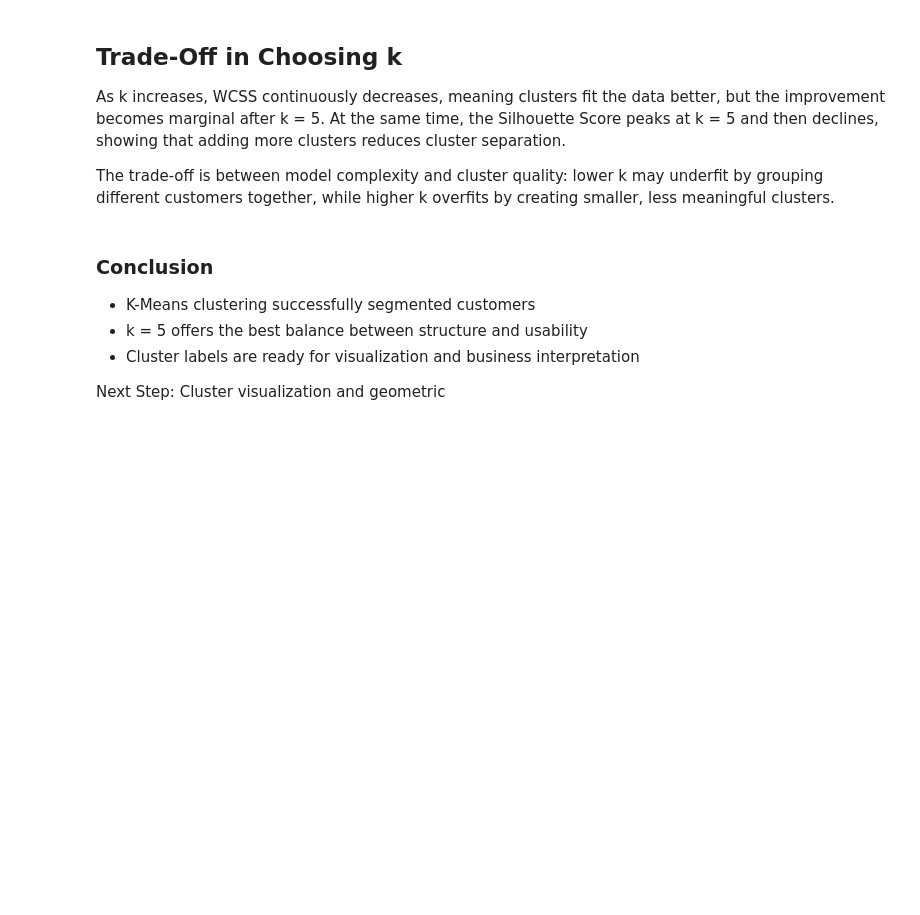
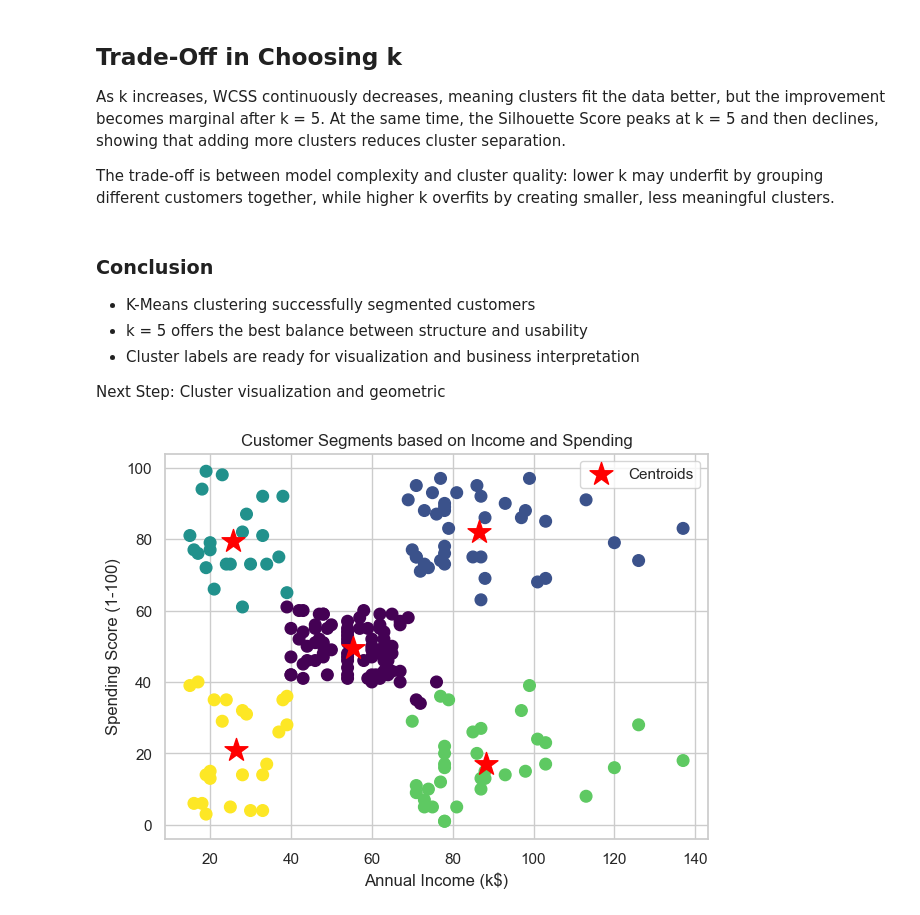
Before and after one commit to muhammedriswanp/TASK, a Jupyter notebook: Customer_Segmentation_Clustering/notebooks/03_clustering.ipynb, the cells around one changed output. Drawn from its saved outputs; the diff is of its cells as text; code cells hidden in the pictures; blank space fills up the shorter version.

Commit message:
Add cluster visualizations with centroids and PCA interpretation

```diff
--- a/Customer_Segmentation_Clustering/notebooks/03_clustering.ipynb
+++ b/Customer_Segmentation_Clustering/notebooks/03_clustering.ipynb
@@ -122,3 +122,32 @@ The trade-off is between model complexity and cluster quality: lower k may under
 
 Next Step:
 Cluster visualization and geometric
+# %%
+plt.figure(figsize=(7,5))
+
+plt.scatter(
+    df['Annual Income (k$)'],
+    df['Spending Score (1-100)'],
+    c=df['KMeans_Cluster'],
+    s=70,
+    cmap='viridis'
+)
+
+# Plot centroids
+centroids = kmeans_final.cluster_centers_
+plt.scatter(
+    centroids[:,0],
+    centroids[:, 1],
+    s=300,
+    c="red",
+    marker="*",
+    label="Centroids"
+)
+
+plt.xlabel("Annual Income (k$)")
+plt.ylabel("Spending Score (1-100)")
+plt.title("Customer Segments based on Income and Spending")
+plt.legend()
+plt.show()
+# %% [output]
+[figure, added]
```
Also changed, not shown: parts of 5 cells of this notebook.
